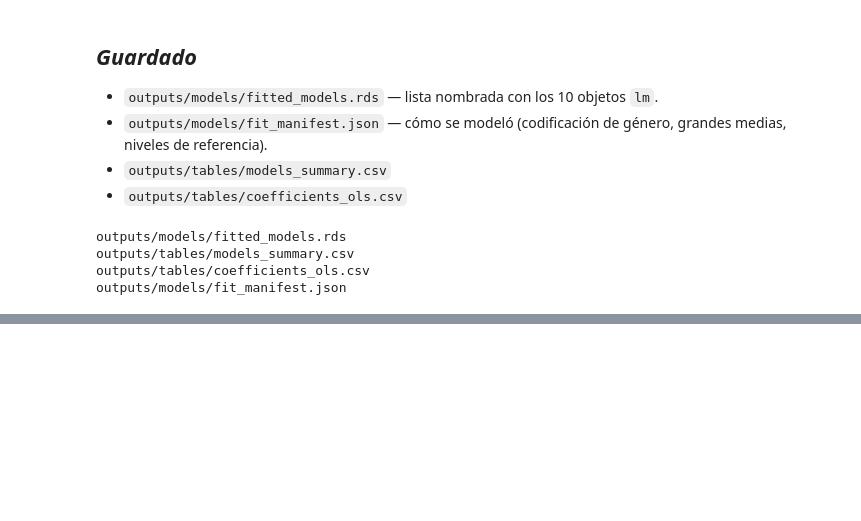
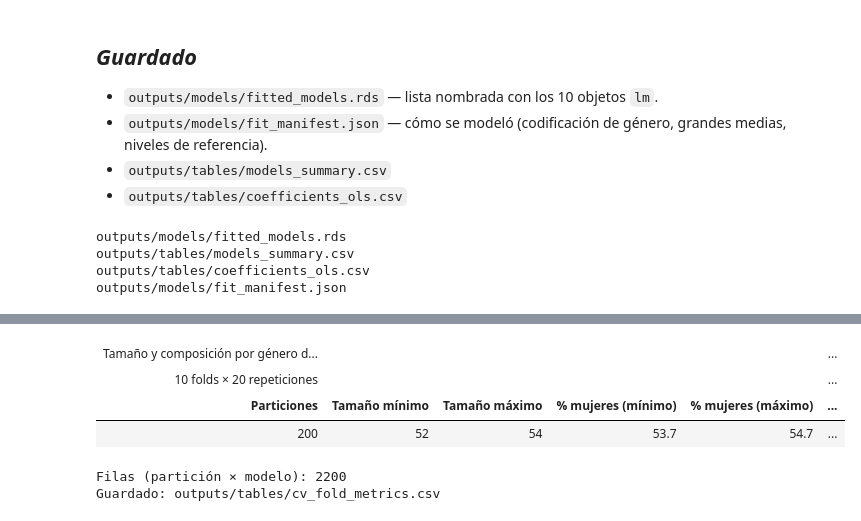
Before and after one commit to luencaro/social-support-entrapment-gender-atlantico-, a Jupyter notebook: notebooks/fit_models.ipynb, the cells around one changed output, grey strips where cells are left out. Saved outputs shown, nothing was run; the diff lists cells and outputs as text; code cells hidden in the pictures; blank space fills up the shorter version.

```diff
--- a/notebooks/fit_models.ipynb
+++ b/notebooks/fit_models.ipynb
@@ -341,0 +424,32 @@ N registrado:          530
+# %%
+folds <- make_cv_folds(clean_data)
+
+folds %>%
+  mutate(female = clean_data[[CV_STRATA_VAR]][row_id] == "Female") %>%
+  group_by(repeat_id, fold) %>%
+  summarise(n = n(), pct_female = 100 * mean(female), .groups = "drop") %>%
+  summarise(
+    Particiones           = n(),
+    `Tamaño mínimo`       = min(n),
+    `Tamaño máximo`       = max(n),
+    `% mujeres (mínimo)`  = min(pct_female),
+    `% mujeres (máximo)`  = max(pct_female)
+  ) %>%
+  mutate(`% mujeres (muestra)` = 100 * mean(clean_data[[CV_STRATA_VAR]] == "Female")) %>%
+  gt() %>%
+  fmt_number(starts_with("%"), decimals = 1) %>%
+  tab_header(title = "Tamaño y composición por género de los folds de prueba",
+             subtitle = sprintf("%d folds × %d repeticiones", CV_FOLDS, CV_REPEATS))
+# %% [output]
+| Tamaño y composición por género d... |  |  |  |  | ... |
+| 10 folds × 20 repeticiones |  |  |  |  | ... |
+| Particiones | Tamaño mínimo | Tamaño máximo | % mujeres (mínimo) | % mujeres (máximo) | ... |
+| 200 | 52 | 54 | 53.7 | 54.7 | ... |
+# %%
+cv_results <- run_repeated_cv(clean_data, folds, formulas = formulas)
+
+cat(sprintf("Filas (partición × modelo): %d\n", nrow(cv_results)))
+cat(sprintf("Guardado: %s\n", save_cv_results(cv_results)))
+# %% [output]
+Filas (partición × modelo): 2200
+Guardado: outputs/tables/cv_fold_metrics.csv
```
Also changed, not shown: parts of 19 cells of this notebook, 11 other files.
